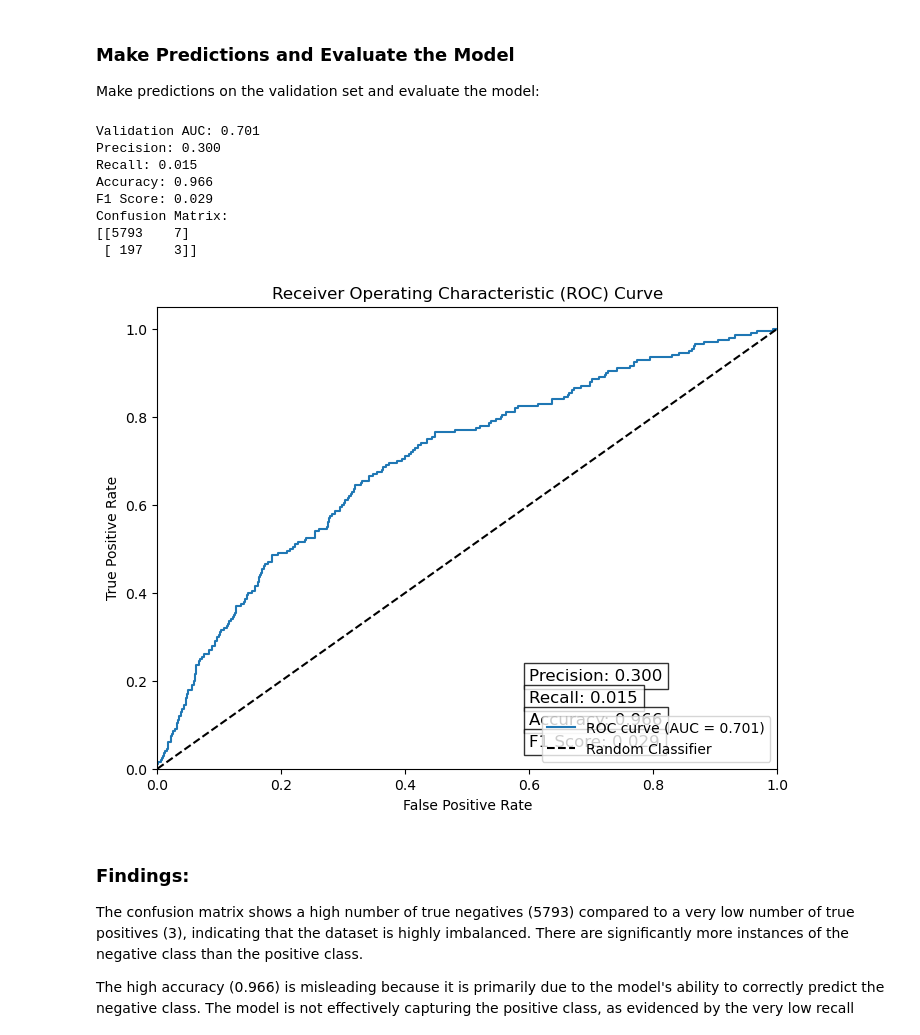
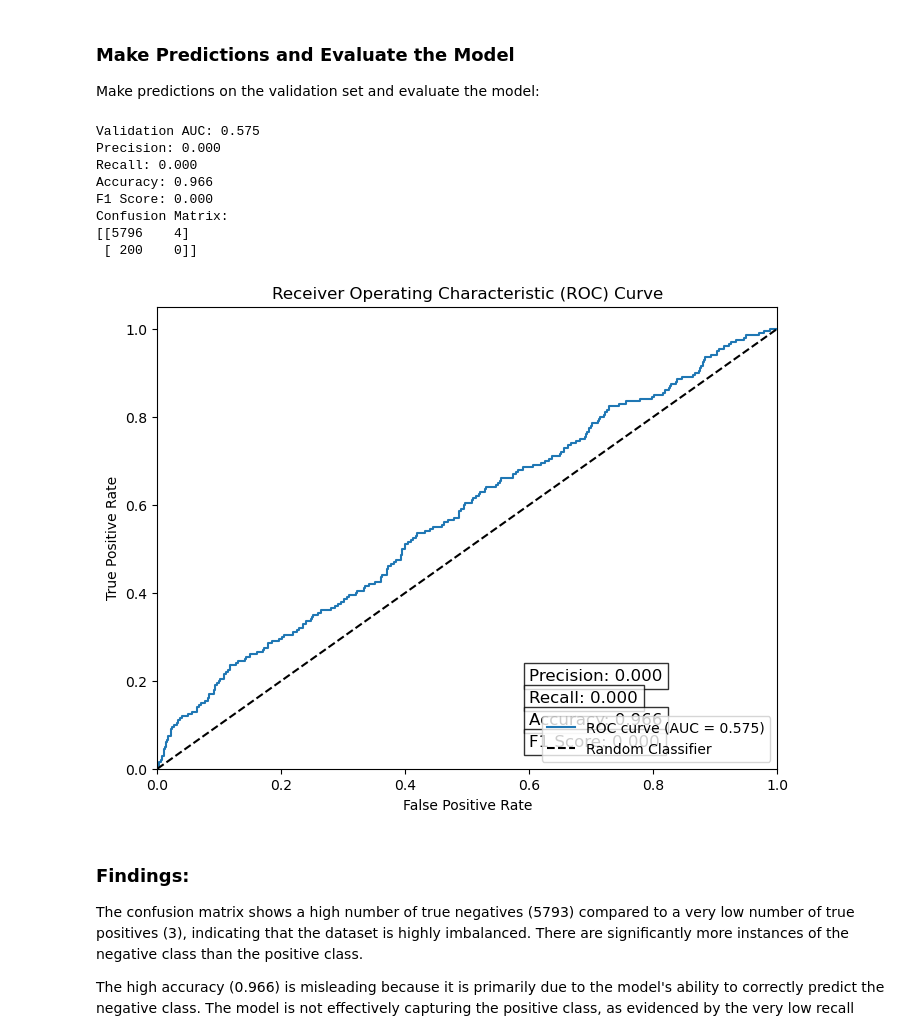
Before and after one commit to DataScienceAndEngineering/machine-learning-dse-i210-final-project-credit-risk, a Jupyter notebook: notebooks/am_regression_model.ipynb, the cells around one changed output. Saved outputs shown, nothing was run; the diff lists cells and outputs as text; code cells hidden in the pictures.

```diff
--- a/notebooks/am_regression_model.ipynb
+++ b/notebooks/am_regression_model.ipynb
@@ -270,7 +282,7 @@ Keeping 95% of explained variance, therefore transforming  the space into 500 pr
 # %%
 # Set up grid search with cross-validation
 grid_search = GridSearchCV(pipeline, param_grid, cv=5, scoring='roc_auc', verbose=1)
-grid_search.fit(X_train_scaled, y_train)  # Train the model with grid search
+grid_search.fit(X_train_reduced_pca, y_train)  # Train the model with grid search
 # %% [output]
 Fitting 5 folds for each of 36 candidates, totalling 180 fits
 GridSearchCV(cv=5,
@@ -450,7 +451,7 @@ Train the XGBoost model using the training data:
 xgb_model = xgb.XGBClassifier(use_label_encoder=False, eval_metric='logloss')
 
 # Fit the model on the training data
-xgb_model.fit(X_train_scaled, y_train)
+xgb_model.fit(X_train_reduced_pca, y_train)
 # %% [output]
 XGBClassifier(base_score=None, booster=None, callbacks=None,
               colsample_bylevel=None, colsample_bynode=None,
@@ -468,7 +469,7 @@ XGBClassifier(base_score=None, booster=None, callbacks=None,
 Make predictions on the validation set and evaluate the model:
 # %%
 # Predict probabilities on the validation set
-y_pred_prob = xgb_model.predict_proba(X_valid_scaled)[:, 1]
+y_pred_prob = xgb_model.predict_proba(X_valid_reduced_pca)[:, 1]
 
 # Compute AUC
 auc_score = roc_auc_score(y_valid, y_pred_prob)
@@ -490,40 +491,40 @@ print(f"Accuracy: {accuracy:.3f}")
 print(f"F1 Score: {f1:.3f}")
 
 # Compute confusion matrix
 conf_matrix = confusion_matrix(y_valid, y_pred)
 print(f"Confusion Matrix:\n{conf_matrix}")
 
 # Compute ROC curve
 fpr, tpr, thresholds = roc_curve(y_valid, y_pred_prob)
 
 # Plot ROC curve
 plt.figure(figsize=(8, 6))
 plt.plot(fpr, tpr, label=f'ROC curve (AUC = {auc_score:.3f})')
 plt.plot([0, 1], [0, 1], 'k--', label='Random Classifier')
 plt.xlim([0.0, 1.0])
 plt.ylim([0.0, 1.05])
 plt.xlabel('False Positive Rate')
 plt.ylabel('True Positive Rate')
 plt.title('Receiver Operating Characteristic (ROC) Curve')
 plt.legend(loc='lower right')
 
 # Add metrics to the plot
 plt.text(0.6, 0.2, f'Precision: {precision:.3f}', fontsize=12, color='black', bbox=dict(facecolor='white', alpha=0.8))
 plt.text(0.6, 0.15, f'Recall: {recall:.3f}', fontsize=12, color='black', bbox=dict(facecolor='white', alpha=0.8))
 plt.text(0.6, 0.1, f'Accuracy: {accuracy:.3f}', fontsize=12, color='black', bbox=dict(facecolor='white', alpha=0.8))
 plt.text(0.6, 0.05, f'F1 Score: {f1:.3f}', fontsize=12, color='black', bbox=dict(facecolor='white', alpha=0.8))
 
 plt.show()
 # %% [output]
-Validation AUC: 0.701
-Precision: 0.300
-Recall: 0.015
+Validation AUC: 0.575
+Precision: 0.000
+Recall: 0.000
 Accuracy: 0.966
-F1 Score: 0.029
+F1 Score: 0.000
 Confusion Matrix:
-[[5793    7]
- [ 197    3]]
+[[5796    4]
+ [ 200    0]]
-[figure, old version]
+[figure, new version]
 # %% [markdown]
 ### Findings:
 The confusion matrix shows a high number of true negatives (5793) compared to a very low number of true positives (3), indicating that the dataset is highly imbalanced. There are significantly more instances of the negative class than the positive class.
```
Also changed, not shown: parts of 14 cells of this notebook, 1 other file.
